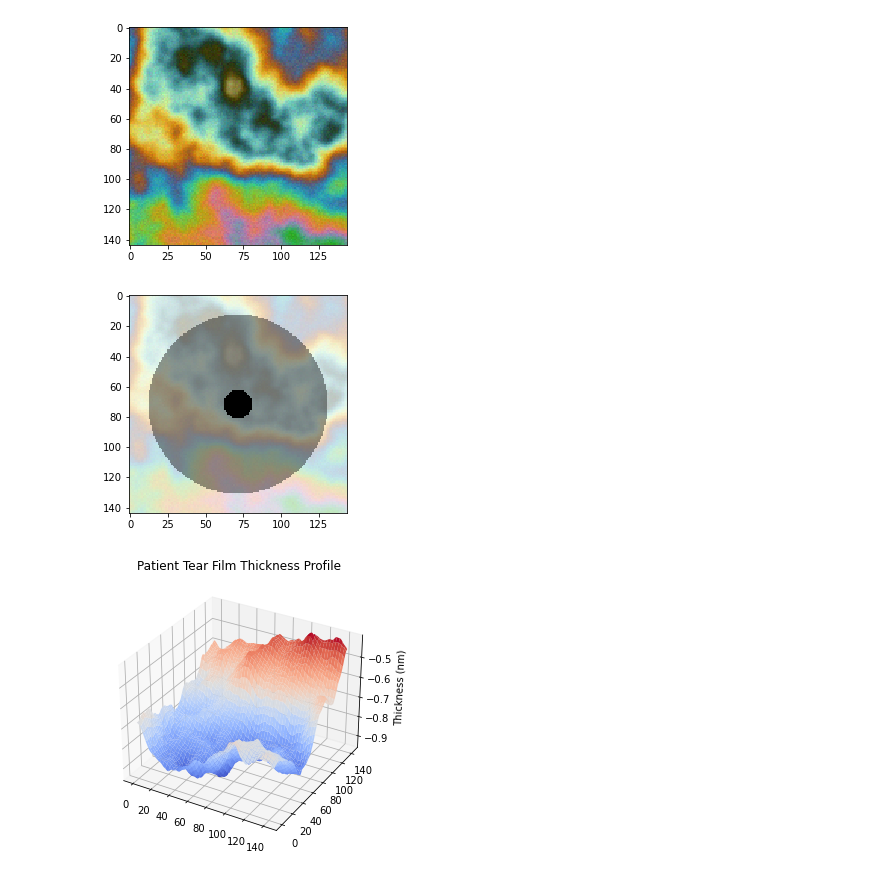
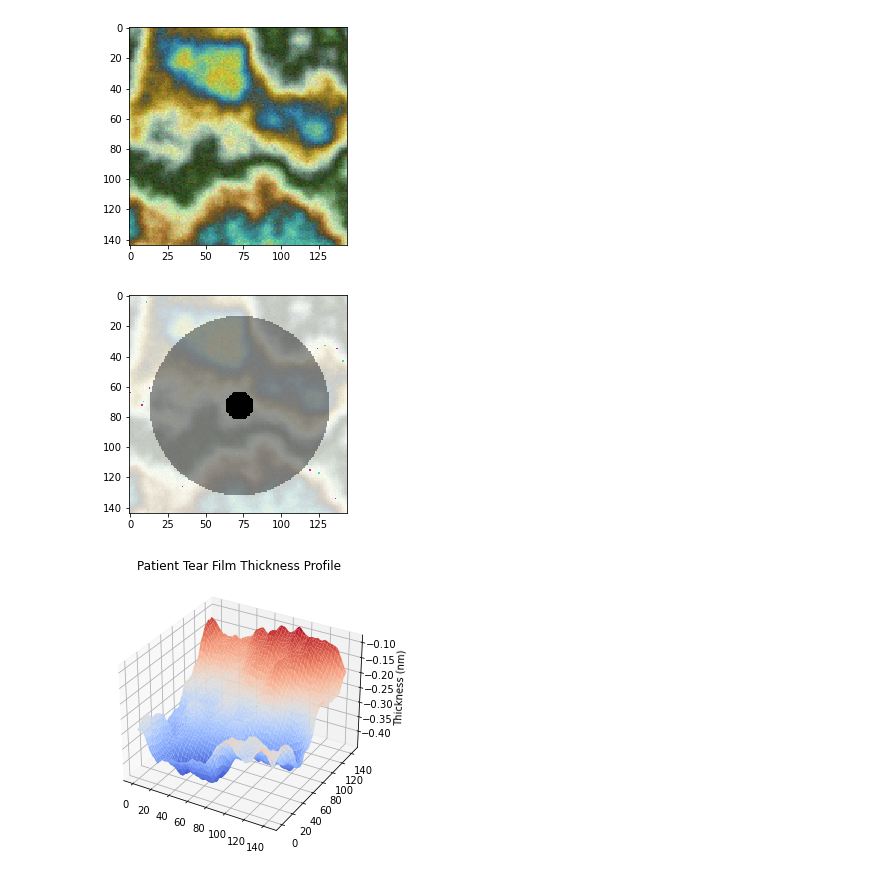
Before and after one commit to HSEyeFuller/test-gcp-transfer, a Jupyter notebook: ConditionalGAN/Playground.ipynb, the cells around one changed output. Cells and saved outputs as stored; diff of their text form; code cells hidden in the pictures.

```diff
--- a/ConditionalGAN/Playground.ipynb
+++ b/ConditionalGAN/Playground.ipynb
@@ -11,15 +11,15 @@ from VideoGenerator import VideoGenerator
 from PIL import Image
 import cv2
 # %%
-generator = VideoGenerator(topNm = 2000, dim=144)
-images, cleanImages, maps = generator.generateVideos(1)
+generator = VideoGenerator(topNm = 3500, dim=144)
+images, cleanImages, maps = generator.generateVideos(2000)
 # %%
-showImage(cleanImages[0][4], dim=144)
-showImage(images[0][4], dim=144)
-showMap(maps[0][4], dim = 144)
+showImage(cleanImages[0][0], dim=144)
+showImage(images[0][0], dim=144)
+showMap(maps[0][0], dim = 144)
 # %% [output]
-[figure, old version]
+[figure, new version]
-[figure, old version]
+[figure, new version]
-[figure, old version]
+[figure, new version]
 # %%
 showMap(maps[0][0], dim = 144)
```
Also changed, not shown: parts of 4 cells of this notebook, 2 other files.
